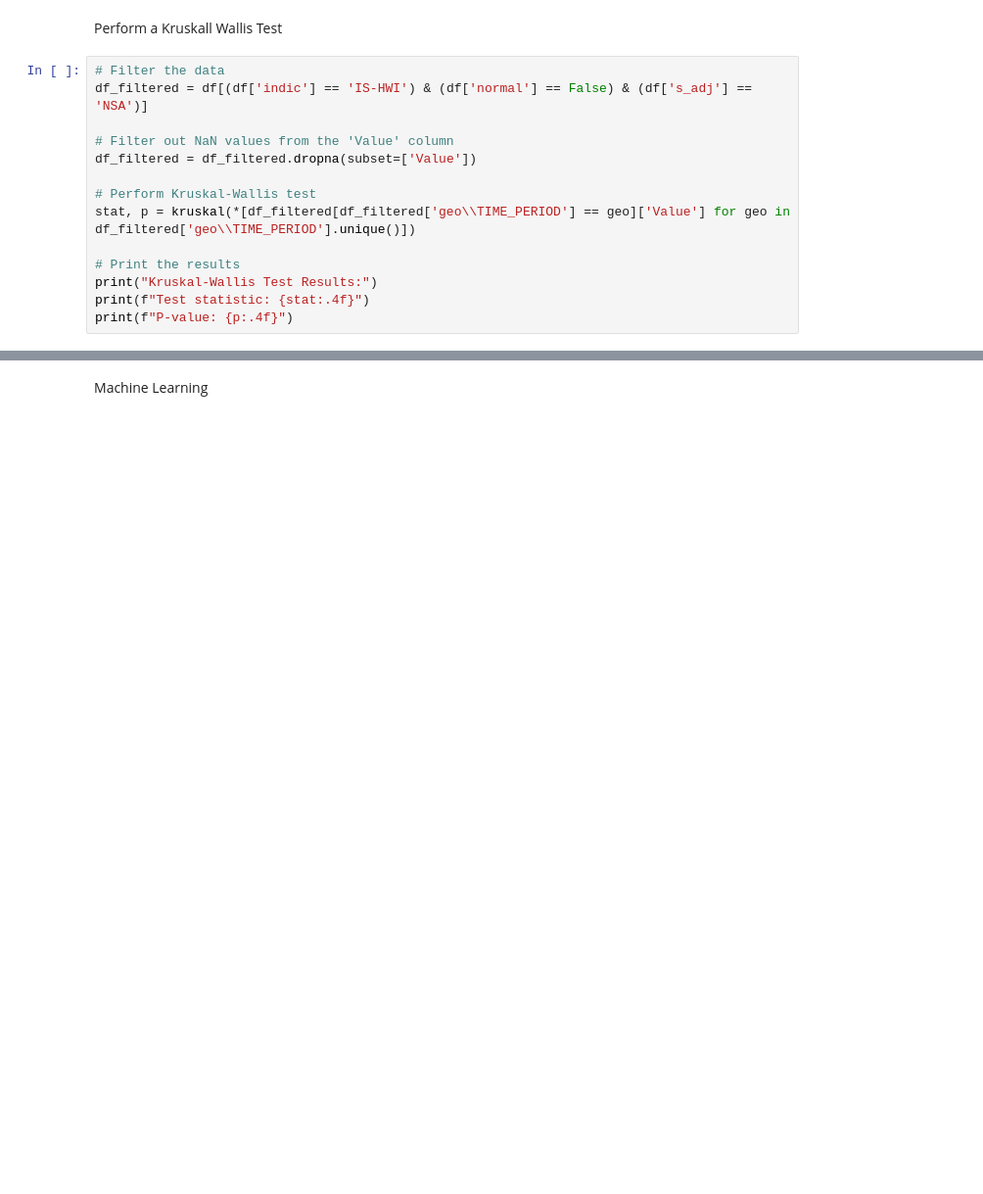
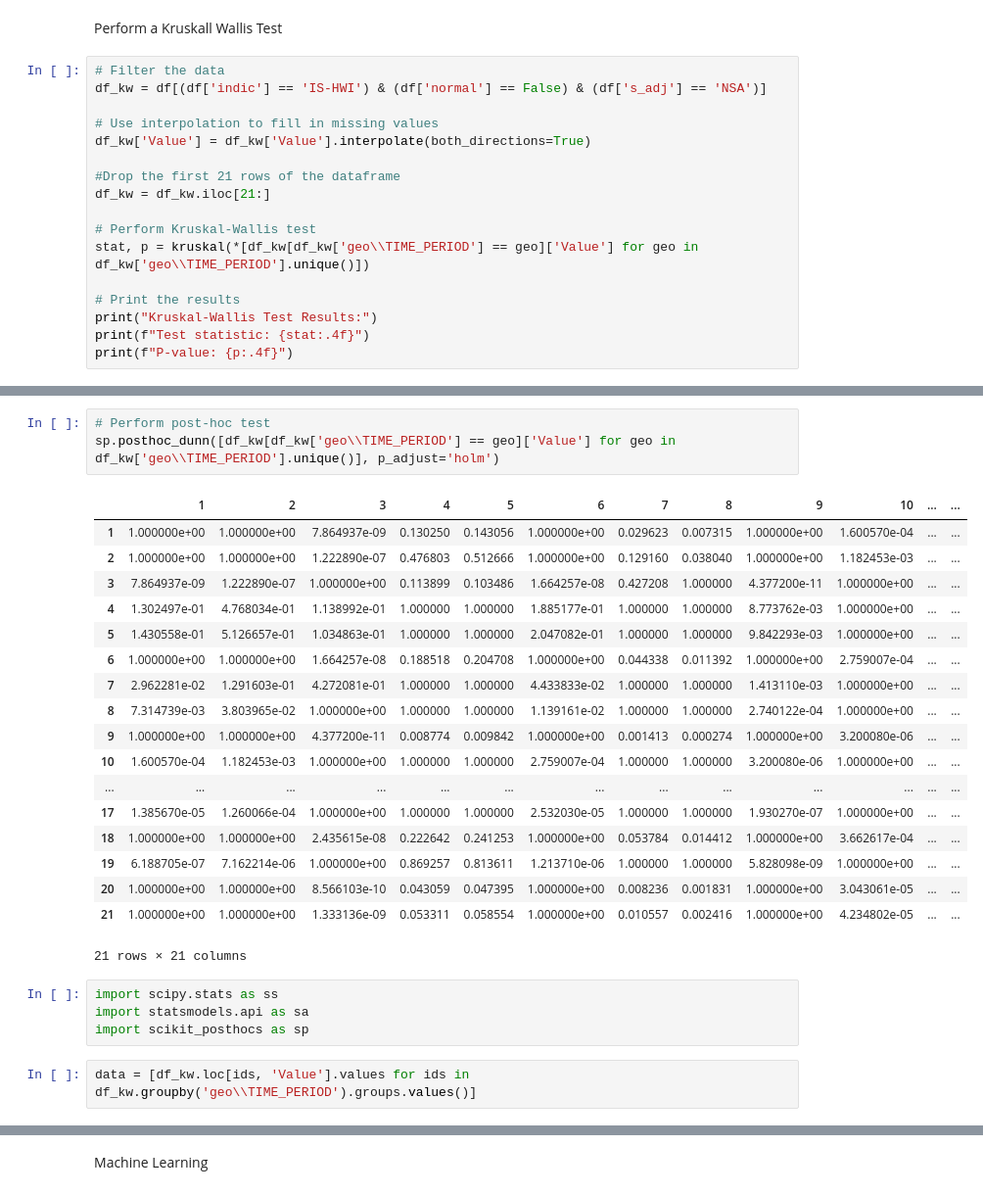
Before and after one commit to paulr28/MSc_DA_CA2, a Jupyter notebook: Explortation_1.ipynb, the cells around one changed output, grey strips where cells are left out. Shown: that part at 98% size. Saved outputs shown, nothing was run; the diff lists cells and outputs as text; blank space fills up the shorter version.

```diff
--- a/Explortation_1.ipynb
+++ b/Explortation_1.ipynb
@@ -394,13 +336,16 @@ print(f'p-value: {p:.4f}')
 Perform a Kruskall Wallis Test
 # %%
 # Filter the data
-df_filtered = df[(df['indic'] == 'IS-HWI') & (df['normal'] == False) & (df['s_adj'] == 'NSA')]
+df_kw = df[(df['indic'] == 'IS-HWI') & (df['normal'] == False) & (df['s_adj'] == 'NSA')]
 
-# Filter out NaN values from the 'Value' column
-df_filtered = df_filtered.dropna(subset=['Value'])
+# Use interpolation to fill in missing values
+df_kw['Value'] = df_kw['Value'].interpolate(both_directions=True)
+
+#Drop the first 21 rows of the dataframe
+df_kw = df_kw.iloc[21:]
 
 # Perform Kruskal-Wallis test
-stat, p = kruskal(*[df_filtered[df_filtered['geo\\TIME_PERIOD'] == geo]['Value'] for geo in df_filtered['geo\\TIME_PERIOD'].unique()])
+stat, p = kruskal(*[df_kw[df_kw['geo\\TIME_PERIOD'] == geo]['Value'] for geo in df_kw['geo\\TIME_PERIOD'].unique()])
 
 # Print the results
 print("Kruskal-Wallis Test Results:")
@@ -408,0 +362,28 @@ print(f"P-value: {p:.4f}")
+# %%
+# Perform post-hoc test
+sp.posthoc_dunn([df_kw[df_kw['geo\\TIME_PERIOD'] == geo]['Value'] for geo in df_kw['geo\\TIME_PERIOD'].unique()], p_adjust='holm')
+# %% [output]
+|  | 1 | 2 | 3 | 4 | 5 | 6 | 7 | 8 | 9 | 10 | ... | ... |
+| 1 | 1.000000e+00 | 1.000000e+00 | 7.864937e-09 | 0.130250 | 0.143056 | 1.000000e+00 | 0.029623 | 0.007315 | 1.000000e+00 | 1.600570e-04 | ... | ... |
+| 2 | 1.000000e+00 | 1.000000e+00 | 1.222890e-07 | 0.476803 | 0.512666 | 1.000000e+00 | 0.129160 | 0.038040 | 1.000000e+00 | 1.182453e-03 | ... | ... |
+| 3 | 7.864937e-09 | 1.222890e-07 | 1.000000e+00 | 0.113899 | 0.103486 | 1.664257e-08 | 0.427208 | 1.000000 | 4.377200e-11 | 1.000000e+00 | ... | ... |
+| 4 | 1.302497e-01 | 4.768034e-01 | 1.138992e-01 | 1.000000 | 1.000000 | 1.885177e-01 | 1.000000 | 1.000000 | 8.773762e-03 | 1.000000e+00 | ... | ... |
+| 5 | 1.430558e-01 | 5.126657e-01 | 1.034863e-01 | 1.000000 | 1.000000 | 2.047082e-01 | 1.000000 | 1.000000 | 9.842293e-03 | 1.000000e+00 | ... | ... |
+| 6 | 1.000000e+00 | 1.000000e+00 | 1.664257e-08 | 0.188518 | 0.204708 | 1.000000e+00 | 0.044338 | 0.011392 | 1.000000e+00 | 2.759007e-04 | ... | ... |
+| 7 | 2.962281e-02 | 1.291603e-01 | 4.272081e-01 | 1.000000 | 1.000000 | 4.433833e-02 | 1.000000 | 1.000000 | 1.413110e-03 | 1.000000e+00 | ... | ... |
+| 8 | 7.314739e-03 | 3.803965e-02 | 1.000000e+00 | 1.000000 | 1.000000 | 1.139161e-02 | 1.000000 | 1.000000 | 2.740122e-04 | 1.000000e+00 | ... | ... |
+| 9 | 1.000000e+00 | 1.000000e+00 | 4.377200e-11 | 0.008774 | 0.009842 | 1.000000e+00 | 0.001413 | 0.000274 | 1.000000e+00 | 3.200080e-06 | ... | ... |
+| 10 | 1.600570e-04 | 1.182453e-03 | 1.000000e+00 | 1.000000 | 1.000000 | 2.759007e-04 | 1.000000 | 1.000000 | 3.200080e-06 | 1.000000e+00 | ... | ... |
+| ... | ... | ... | ... | ... | ... | ... | ... | ... | ... | ... | ... | ... |
+| 17 | 1.385670e-05 | 1.260066e-04 | 1.000000e+00 | 1.000000 | 1.000000 | 2.532030e-05 | 1.000000 | 1.000000 | 1.930270e-07 | 1.000000e+00 | ... | ... |
+| 18 | 1.000000e+00 | 1.000000e+00 | 2.435615e-08 | 0.222642 | 0.241253 | 1.000000e+00 | 0.053784 | 0.014412 | 1.000000e+00 | 3.662617e-04 | ... | ... |
+| 19 | 6.188705e-07 | 7.162214e-06 | 1.000000e+00 | 0.869257 | 0.813611 | 1.213710e-06 | 1.000000 | 1.000000 | 5.828098e-09 | 1.000000e+00 | ... | ... |
+| 20 | 1.000000e+00 | 1.000000e+00 | 8.566103e-10 | 0.043059 | 0.047395 | 1.000000e+00 | 0.008236 | 0.001831 | 1.000000e+00 | 3.043061e-05 | ... | ... |
+| 21 | 1.000000e+00 | 1.000000e+00 | 1.333136e-09 | 0.053311 | 0.058554 | 1.000000e+00 | 0.010557 | 0.002416 | 1.000000e+00 | 4.234802e-05 | ... | ... |
+21 rows × 21 columns
+# %%
+import scipy.stats as ss
+import statsmodels.api as sa
+import scikit_posthocs as sp
+# %%
+data = [df_kw.loc[ids, 'Value'].values for ids in df_kw.groupby('geo\\TIME_PERIOD').groups.values()]
```
Also changed, not shown: parts of 26 cells of this notebook, 1 other file.
